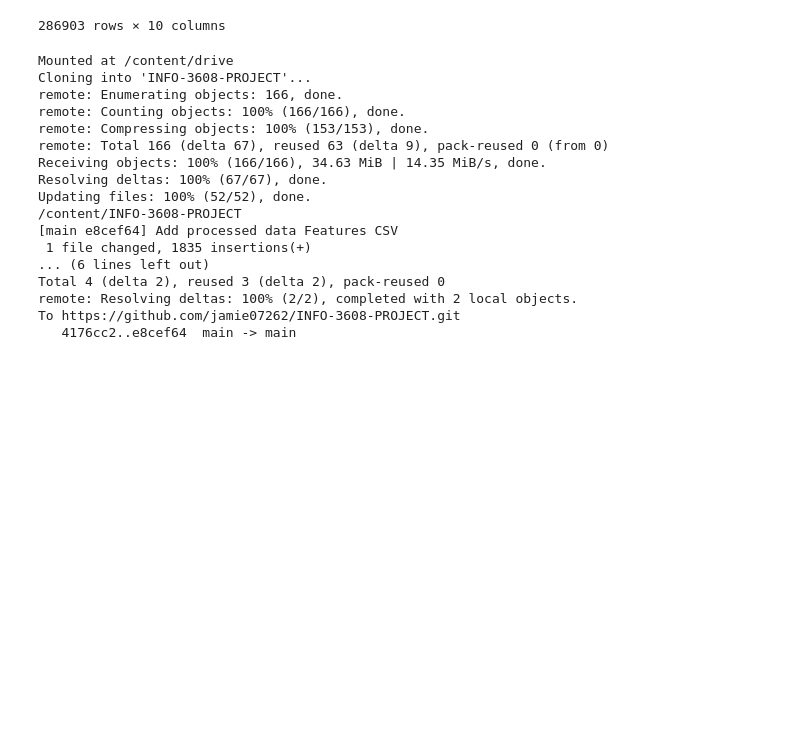
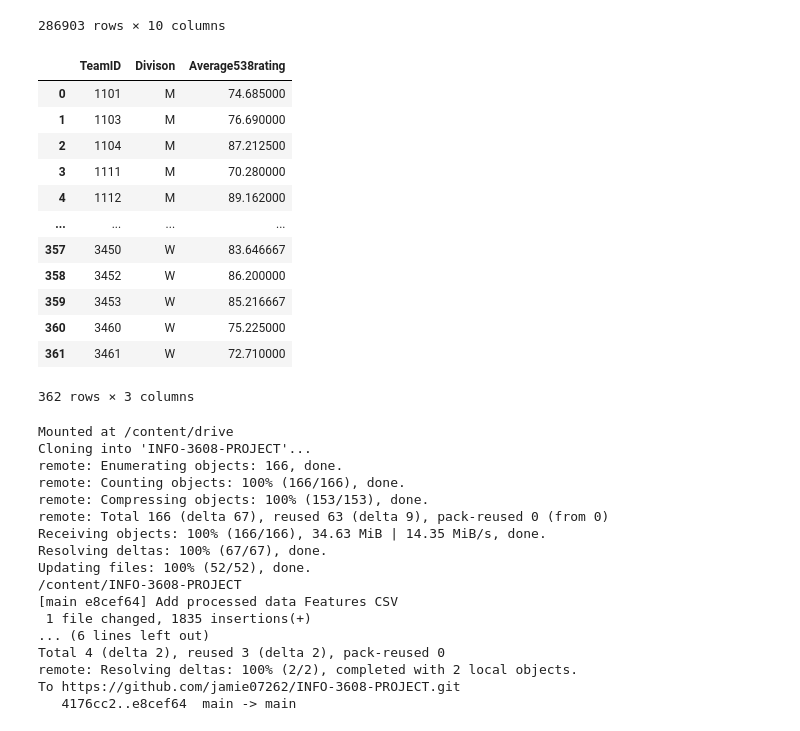
Before and after one commit to jamie07262/INFO-3608-PROJECT, a Jupyter notebook: Data_Processor.ipynb, the cells around one changed output. Drawn from its saved outputs; the diff is of its cells as text; code cells hidden in the pictures; blank space fills up the shorter version.

Commit message:
Aggregate 538 scores

```diff
--- a/Data_Processor.ipynb
+++ b/Data_Processor.ipynb
@@ -813,6 +813,31 @@ display(df_team_pairs)
 | 286901 | 3478 | NaN | 3480 | NaN | 2025 | 2025_3478_3480 | 0.225806 | ... |
 | 286902 | 3479 | NaN | 3480 | NaN | 2025 | 2025_3479_3480 | 0.250000 | ... |
 286903 rows × 10 columns
+# %%
+# Aggregate 538 ratings
+agg_538 = (
+    fivethiryeight_scores_cleaned.groupby(["TeamID", "Divison"])
+    .agg(
+        Average538rating=("538rating", "mean"),
+    )
+    .reset_index()
+)
+# %%
+display(agg_538)
+# %% [output]
+|  | TeamID | Divison | Average538rating |
+| 0 | 1101 | M | 74.685000 |
+| 1 | 1103 | M | 76.690000 |
+| 2 | 1104 | M | 87.212500 |
+| 3 | 1111 | M | 70.280000 |
+| 4 | 1112 | M | 89.162000 |
+| ... | ... | ... | ... |
+| 357 | 3450 | W | 83.646667 |
+| 358 | 3452 | W | 86.200000 |
+| 359 | 3453 | W | 85.216667 |
+| 360 | 3460 | W | 75.225000 |
+| 361 | 3461 | W | 72.710000 |
+362 rows × 3 columns
 # %%
 ####################################### READ ##############################################
 ############## IF RUNNING THIS THEN REPLACE MY EMAIL AND USERNAME WITH YOURS ##############
```
